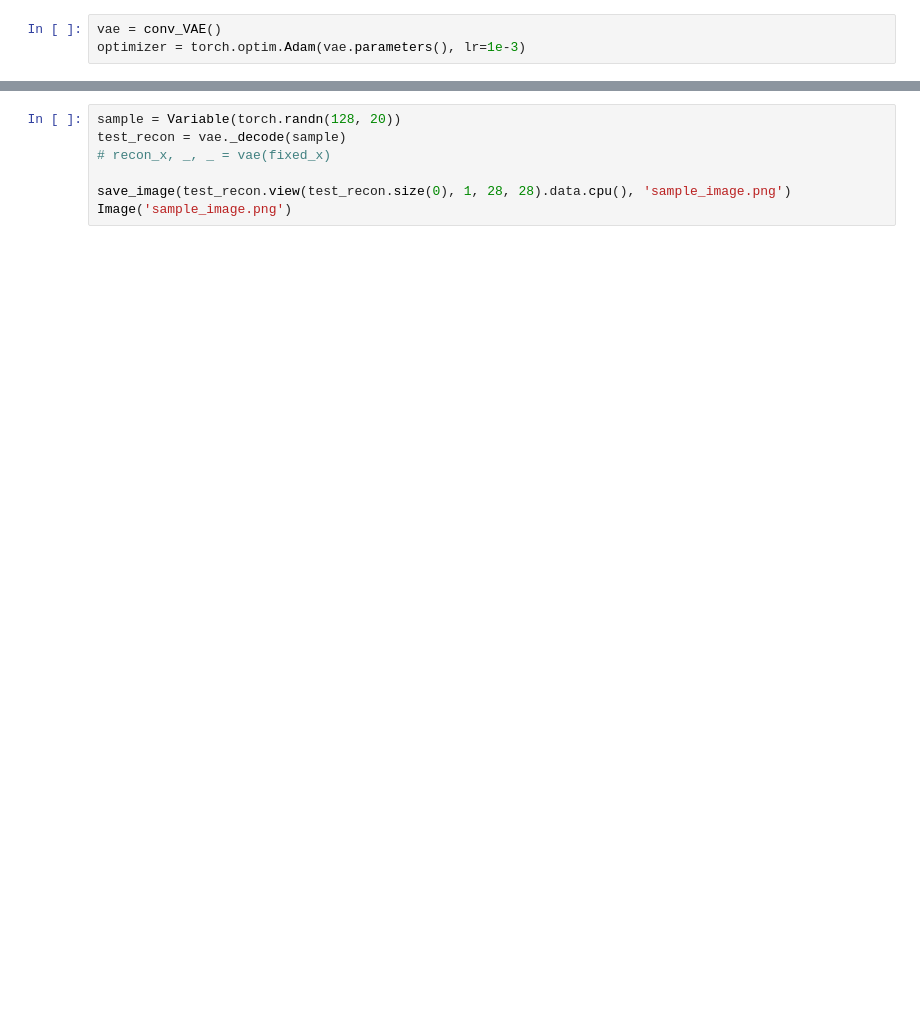
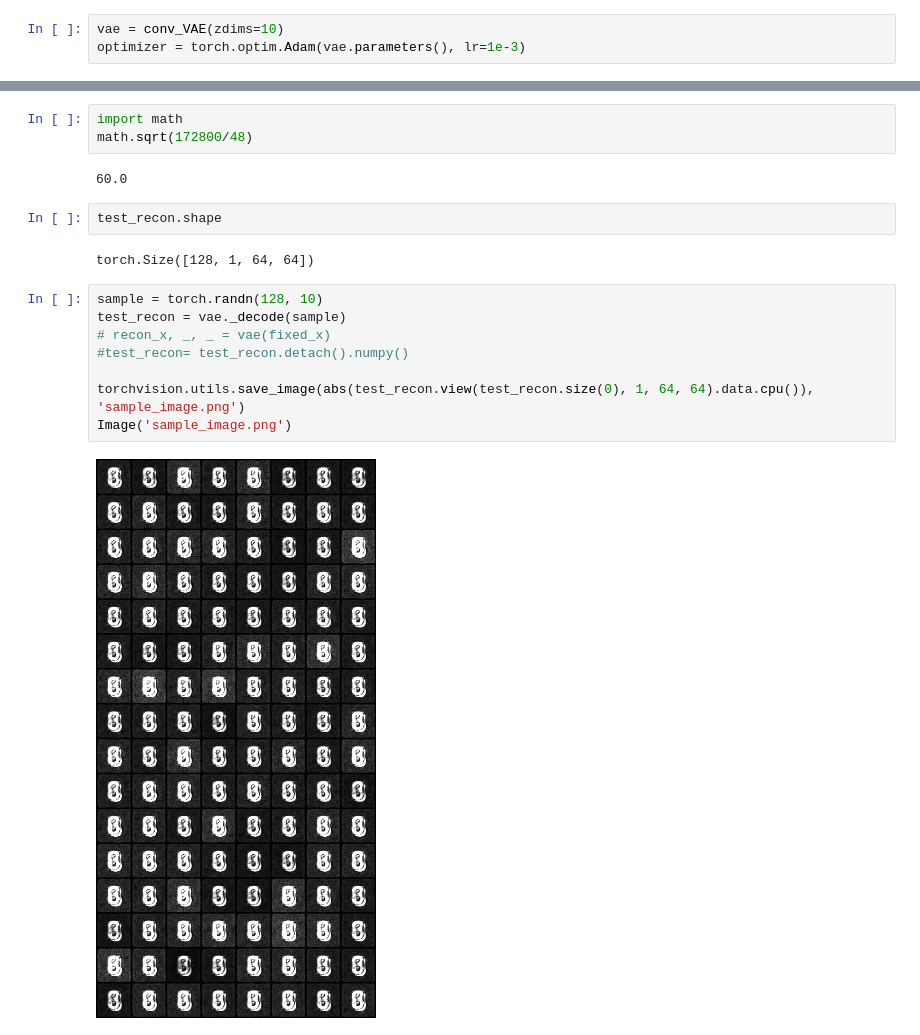
Before and after one commit to rickconci/OcclusionInference, a Jupyter notebook: Architectures/VAEs/VAE_trials.ipynb, the cells around one changed output, grey strips where cells are left out. Drawn from its saved outputs; the diff is of its cells as text; blank space fills up the shorter version.

```diff
--- a/Architectures/VAEs/VAE_trials.ipynb
+++ b/Architectures/VAEs/VAE_trials.ipynb
@@ -37,4 +43,4 @@ plt.imshow(img_y[0,:,:])
 # %%
-vae = conv_VAE()
+vae = conv_VAE(zdims=10)
 optimizer = torch.optim.Adam(vae.parameters(), lr=1e-3)
 # %%
@@ -69,7 +88,19 @@ RuntimeError: shape '[128, 1, 60, 60]' is invalid for input of size 445568
+# %%
+import math
+math.sqrt(172800/48)
+# %% [output]
+60.0
+# %%
+test_recon.shape
+# %% [output]
+torch.Size([128, 1, 64, 64])
 # %%
-sample = Variable(torch.randn(128, 20))
+sample = torch.randn(128, 10)
 test_recon = vae._decode(sample)
 # recon_x, _, _ = vae(fixed_x)
+#test_recon= test_recon.detach().numpy()
 
-save_image(test_recon.view(test_recon.size(0), 1, 28, 28).data.cpu(), 'sample_image.png')
+torchvision.utils.save_image(abs(test_recon.view(test_recon.size(0), 1, 64, 64).data.cpu()), 'sample_image.png')
 Image('sample_image.png')
+# %% [output]
+[figure, added]
```
Also changed, not shown: parts of 11 cells of this notebook, 10 other files.
